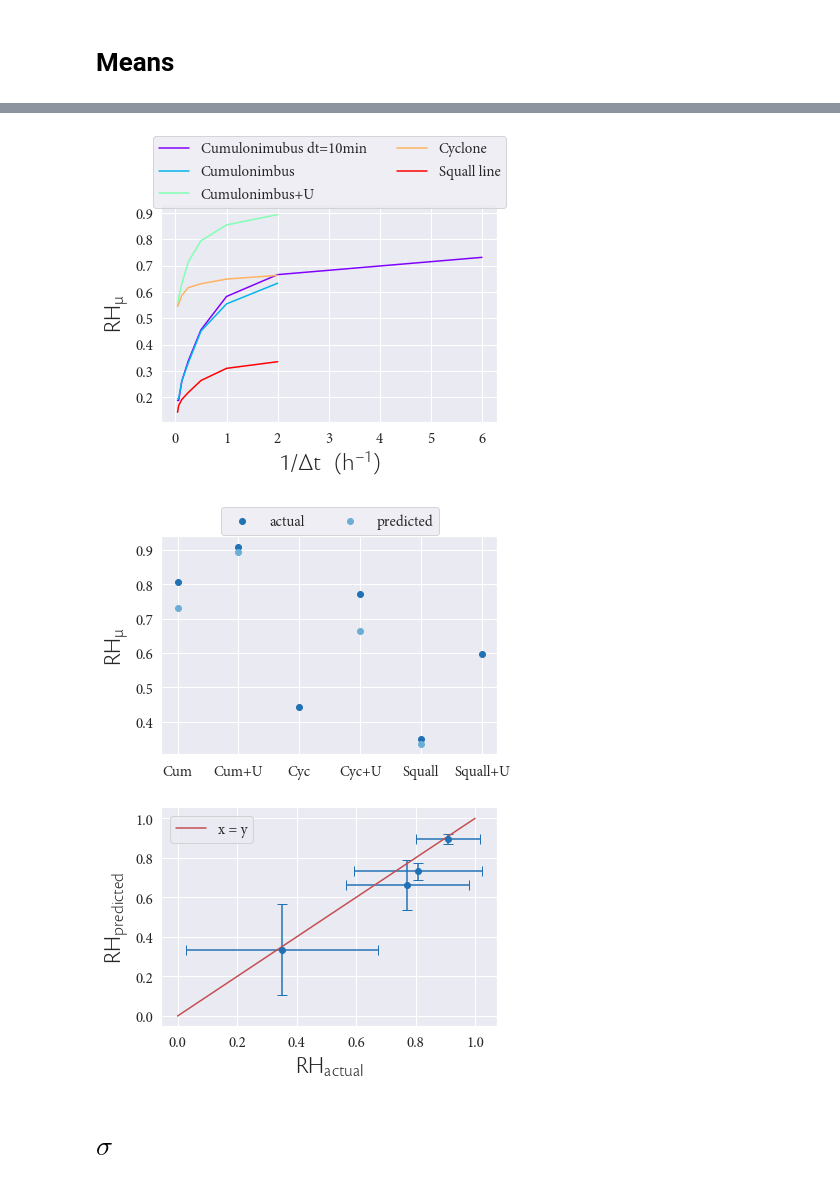
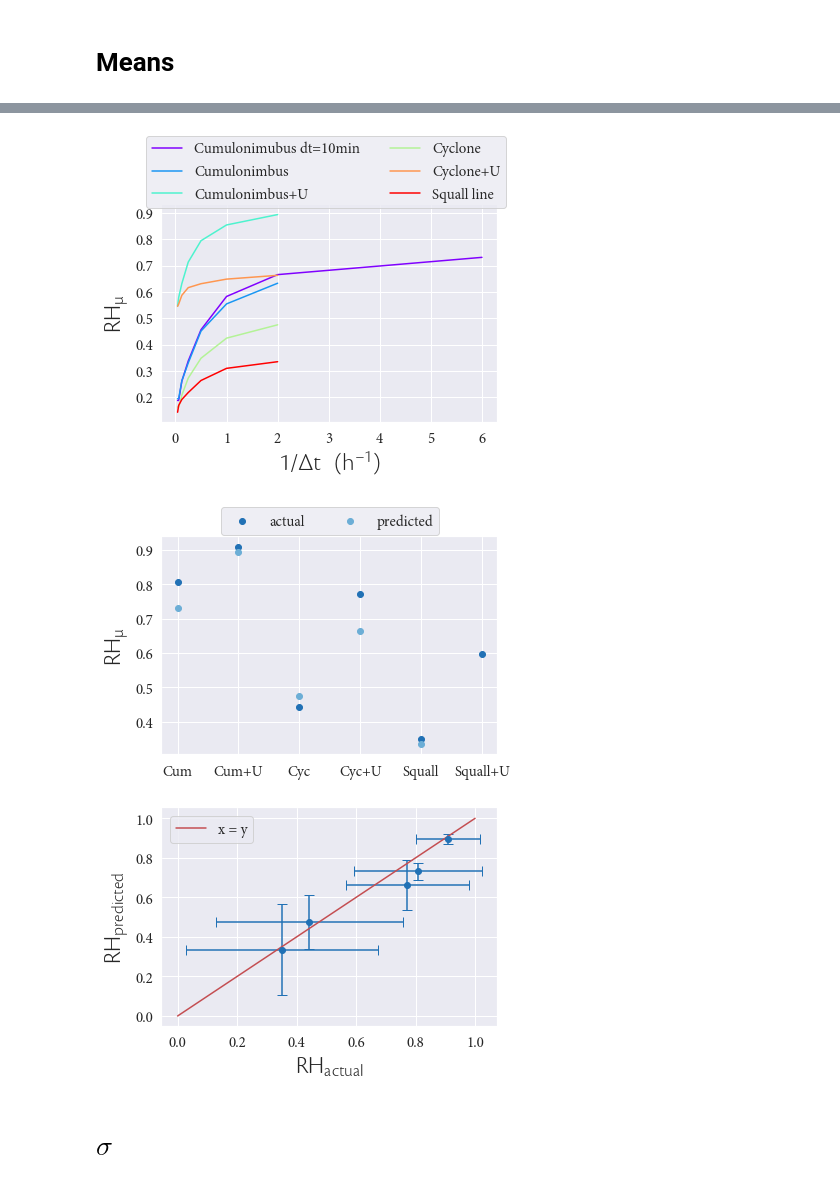
Before and after one commit to FelixLangot/LMD_Internship, a Jupyter notebook: Stats.ipynb, the cells around one changed output, grey strips where cells are left out. Cells and saved outputs as stored; diff of their text form; code cells hidden in the pictures.

Commit message:
Cyclone no updraft added to analysis

```diff
--- a/Stats.ipynb
+++ b/Stats.ipynb
@@ -62,24 +83,24 @@ sns.color_palette("Blues_r", 3)
 # %%
 steplist = [1,3,6,12,24,48,96,144]
 steplist2 = [1,2,4,8,16,32,48]
-labelsRHcomp = ['Cumulonimubus dt=10min', 'Cumulonimbus','Cumulonimbus+U', 'Cyclone', 'Squall line']
+labelsRHcomp = ['Cumulonimubus dt=10min', 'Cumulonimbus','Cumulonimbus+U', 'Cyclone', 'Cyclone+U', 'Squall line']
 interval = np.linspace(0, 1, len(labelsRHcomp))
 colorlist = [mpl.cm.rainbow(i) for i in interval]
 # %%
-meanRHcomp = [meanRHplist_cumudt10, meanRHplist_cumu, meanRHplist_cumu_60hPa, meanRHplist_cyc, meanRHplist_sqll]
+meanRHcomp = [meanRHplist_cumudt10, meanRHplist_cumu, meanRHplist_cumu_60hPa, meanRHplist_cyc_NoU, meanRHplist_cyc, meanRHplist_sqll]
 plt.plot(1/(np.asarray(steplist)*1/6), meanRHplist_cumudt10, color=colorlist[0], label=labelsRHcomp[0])
 for i in np.arange(1,len(meanRHcomp)):
     plt.plot(1/(np.asarray(steplist2)*1/2), meanRHcomp[i], color=colorlist[i], label = labelsRHcomp[i])
 plt.xlabel('$\mathdefault{1/\Delta t~~(h^{-1})}$ ', fontproperties=Cslabelprop)
 plt.ylabel(r'$\mathdefault{RH_{\mu}}$', fontproperties=Cslabelprop)
 #plt.xlim(25,0)
 plt.xticks(font = Mplabelprop)
 plt.yticks(font = Mplabelprop)
 plt.legend(bbox_to_anchor=(1.05, 1.35), ncol=2, prop=Mplabelprop)
 plt.savefig('Figs/meanRHscomp.png', bbox_inches='tight', format='PNG', dpi=600)
 plt.show()
 # %% [output]
-[figure, old version]
+[figure, new version]
 # %%
 %store -r Rhnlist
 meanRhlist = []
@@ -89,6 +110,6 @@ meanRHlist = [meanRHplist_cumudt10[0], meanRHplist_cumu_60hPa[0], meanRHplist_cy
 # %%
 absc = [1,2,3,4,5,6]
-absc2 = [1,2,4,5]
+absc2 = [1,2,3,4,5]
 labels = ['Cum', 'Cum+U', 'Cyc', 'Cyc+U', 'Squall', 'Squall+U']
 plt.scatter(absc, meanRhlist, label='actual')
 plt.scatter(absc2, meanRHlist, label='predicted')
@@ -99,4 +120,4 @@ plt.ylabel(r'$\mathdefault{RH_{\mu}}$', fontproperties=Cslabelprop)
 plt.savefig('Figs/RHmuactualpred.png', bbox_inches='tight', format='PNG', dpi=600)
 plt.show()
 # %% [output]
-[figure, old version]
+[figure, new version]
@@ -103,7 +154,7 @@ plt.show()
 # %%
-xx = [meanRhlist[0],meanRhlist[1],meanRhlist[3],meanRhlist[4]]
+xx = [meanRhlist[0],meanRhlist[1], meanRhlist[2], meanRhlist[3],meanRhlist[4]]
 yy = meanRHlist
-xxstd = [Rhstdlist[0],Rhstdlist[1],Rhstdlist[3],Rhstdlist[4]]
+xxstd = [Rhstdlist[0],Rhstdlist[1], Rhstdlist[2], Rhstdlist[3],Rhstdlist[4]]
 yystd = RHstdlist
 plt.errorbar(xx, yy, xxstd, yystd, marker='o', linestyle='none', capsize=5)
 plt.plot(np.linspace(0,1,10),np.linspace(0,1,10), color='r', label='x = y')
@@ -115,6 +166,6 @@ plt.ylabel(r'$\mathdefault{RH_{predicted}}$', fontproperties=Cslabelprop)
 plt.savefig('Figs/meanRHpvsRHa.png', bbox_inches='tight', format='PNG', dpi=600)
 plt.show()
 # %% [output]
-[figure, old version]
+[figure, new version]
 # %% [markdown]
 # $\sigma$
```
Also changed, not shown: parts of 11 cells of this notebook, 1 other file.
